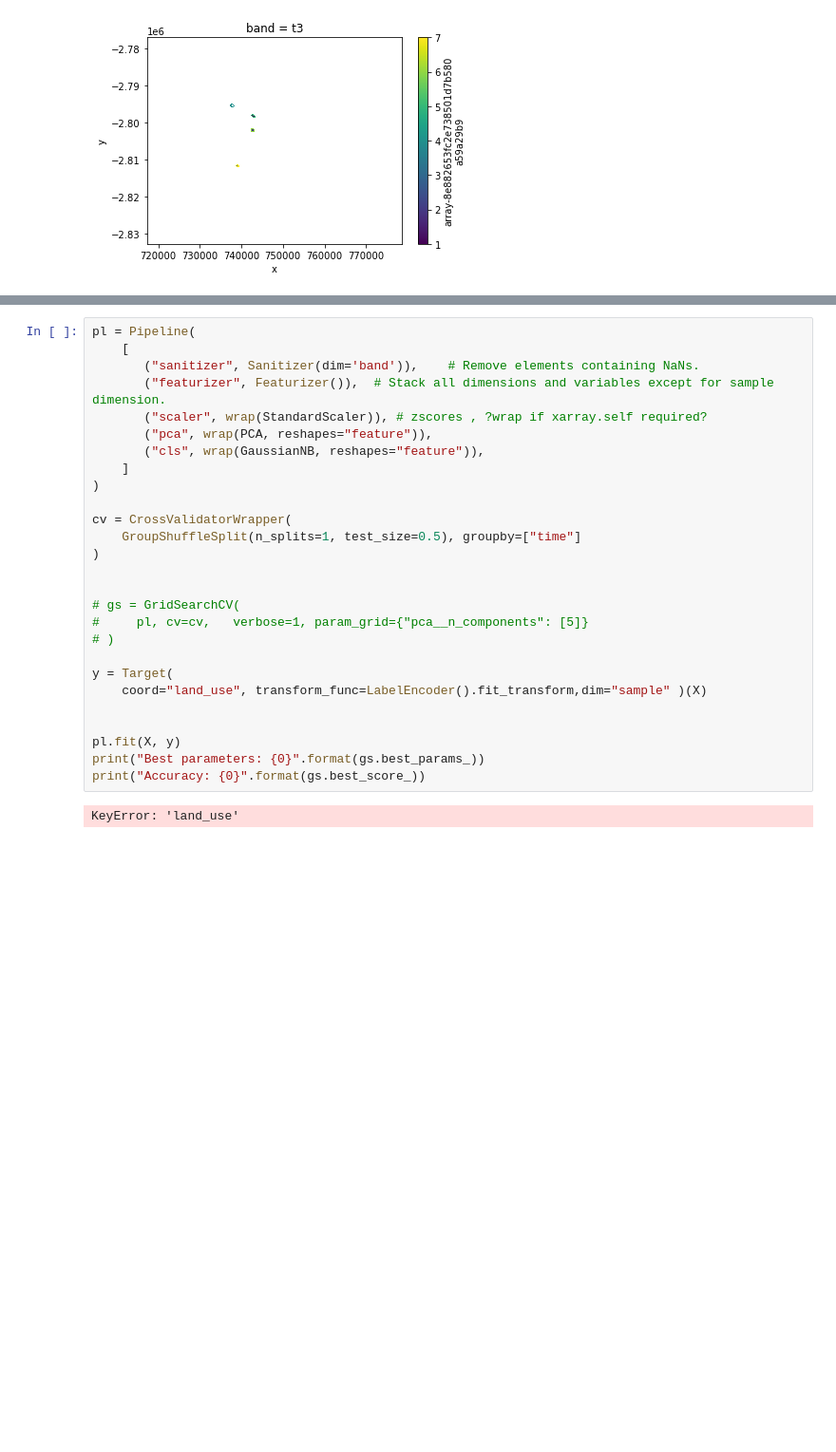
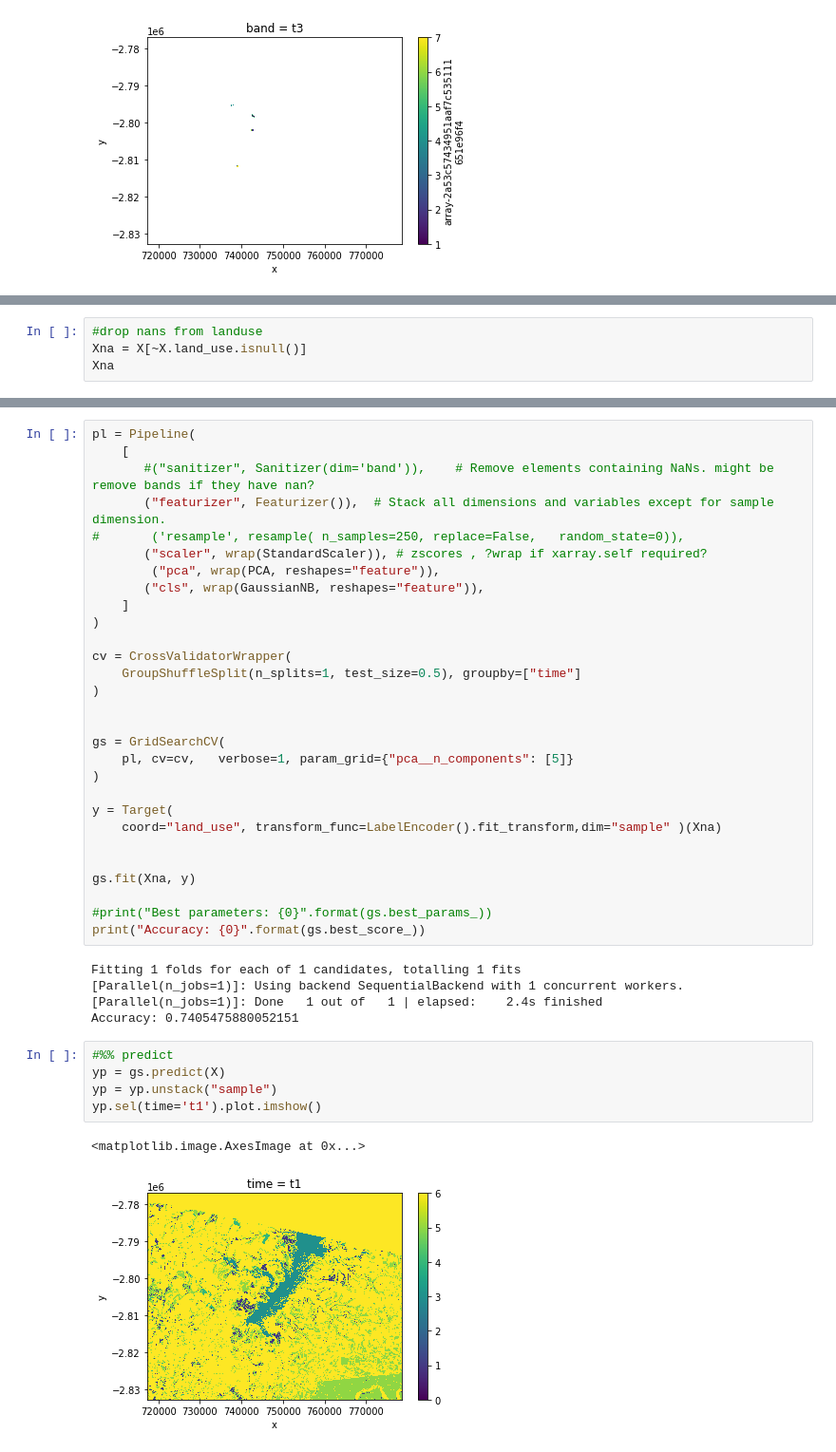
Before and after one commit to mmann1123/xr_fresh, a Jupyter notebook: notebooks/Sk_Xr_Gw_polygon_training.ipynb, the cells around one changed output, grey strips where cells are left out. Shown: that part at 95% size. Cells and saved outputs as stored; diff of their text form; blank space fills up the shorter version.

```diff
--- a/notebooks/Sk_Xr_Gw_polygon_training.ipynb
+++ b/notebooks/Sk_Xr_Gw_polygon_training.ipynb
@@ -106,3 +110,7 @@ filename :
 ['LC08_L1TP_224078_20200518_20200518_01_RT.TIF', 'LC08_L1TP_224078_20200518_20200518_01_RT.TIF', 'LC08_L1TP_224078_20200518_20200518_01_RT.TIF']
 resampling :
 nearest
+# %%
+#drop nans from landuse
+Xna = X[~X.land_use.isnull()]
+Xna
@@ -109,10 +165,11 @@ nearest
 # %%
 pl = Pipeline(
     [
-       ("sanitizer", Sanitizer(dim='band')),    # Remove elements containing NaNs.
+       #("sanitizer", Sanitizer(dim='band')),    # Remove elements containing NaNs. might be remove bands if they have nan?
        ("featurizer", Featurizer()),  # Stack all dimensions and variables except for sample dimension.
+#       ('resample', resample( n_samples=250, replace=False,   random_state=0)),
        ("scaler", wrap(StandardScaler)), # zscores , ?wrap if xarray.self required?
-       ("pca", wrap(PCA, reshapes="feature")),
+        ("pca", wrap(PCA, reshapes="feature")),
        ("cls", wrap(GaussianNB, reshapes="feature")),
     ]
 )
@@ -122,16 +179,28 @@ cv = CrossValidatorWrapper(
 )
 
 
-# gs = GridSearchCV(
-#     pl, cv=cv,   verbose=1, param_grid={"pca__n_components": [5]}
-# )
+gs = GridSearchCV(
+    pl, cv=cv,   verbose=1, param_grid={"pca__n_components": [5]}
+)
 
 y = Target(
-    coord="land_use", transform_func=LabelEncoder().fit_transform,dim="sample" )(X)
+    coord="land_use", transform_func=LabelEncoder().fit_transform,dim="sample" )(Xna)
 
 
-pl.fit(X, y)
-print("Best parameters: {0}".format(gs.best_params_))
+gs.fit(Xna, y)
+
+#print("Best parameters: {0}".format(gs.best_params_))
 print("Accuracy: {0}".format(gs.best_score_))
 # %% [output]
-KeyError: 'land_use'
+Fitting 1 folds for each of 1 candidates, totalling 1 fits
+[Parallel(n_jobs=1)]: Using backend SequentialBackend with 1 concurrent workers.
+[Parallel(n_jobs=1)]: Done   1 out of   1 | elapsed:    2.4s finished
+Accuracy: 0.7405475880052151
+# %%
+#%% predict
+yp = gs.predict(X)
+yp = yp.unstack("sample")
+yp.sel(time='t1').plot.imshow()
+# %% [output]
+<matplotlib.image.AxesImage at 0x...>
+[figure, added]
```
Also changed, not shown: parts of 9 cells of this notebook, 2 other files.
